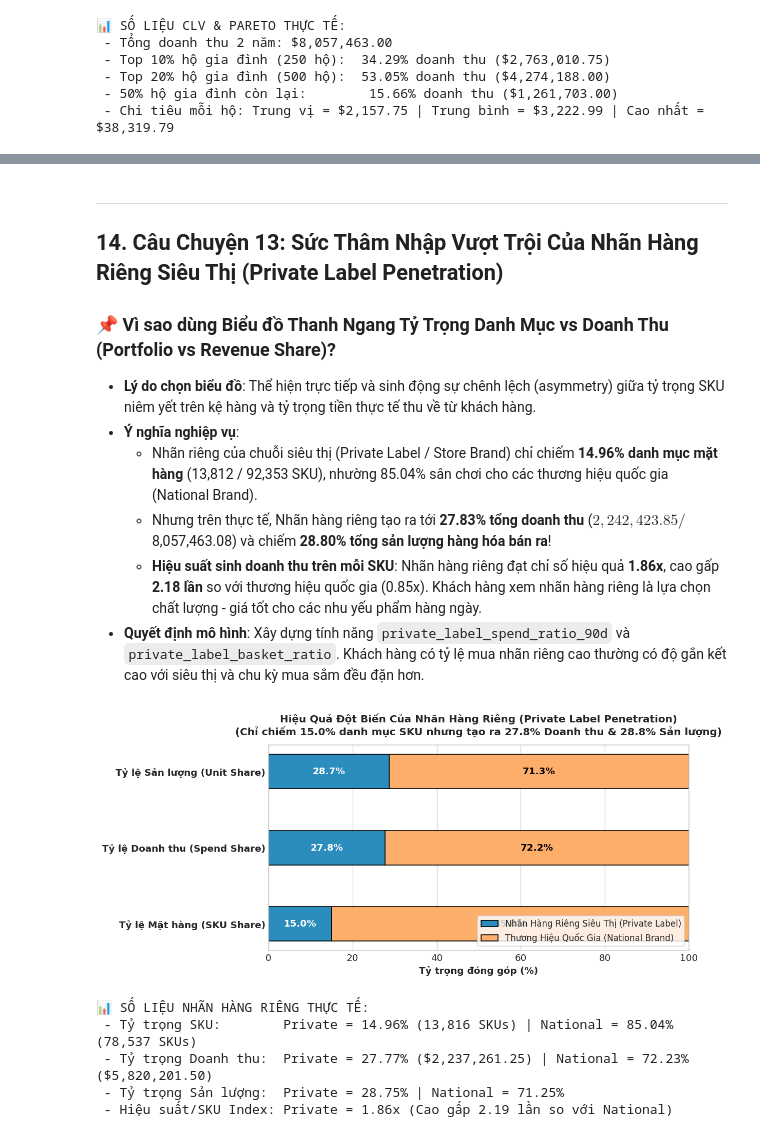
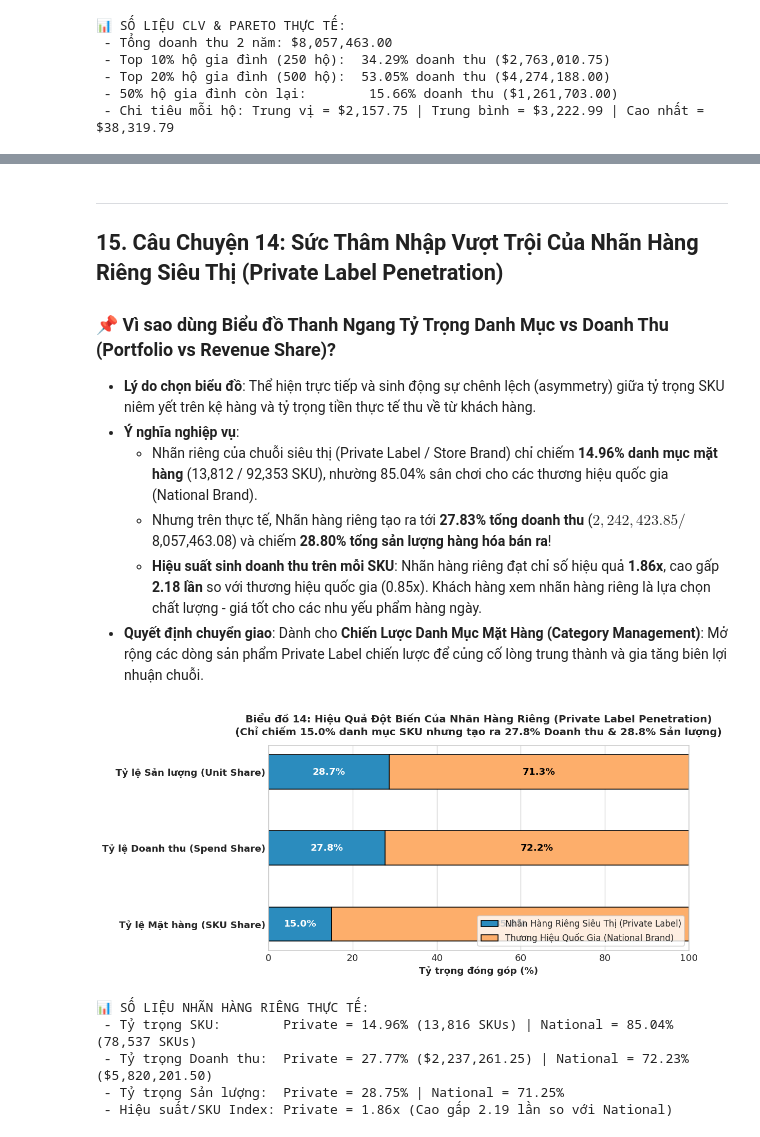
Before and after one commit to kien3007/purchasing-propensity-model, a Jupyter notebook: notebooks/01_eda_and_data_quality.ipynb, the cells around one changed output, grey strips where cells are left out. Drawn from its saved outputs; the diff is of its cells as text; code cells hidden in the pictures.

```diff
--- a/notebooks/01_eda_and_data_quality.ipynb
+++ b/notebooks/01_eda_and_data_quality.ipynb
@@ -652,14 +752,14 @@ print(f" - Tỷ số đòn bẩy Markdown / Coupon:  {ratio_markdown_coupon:.2f}
  - Tỷ số đòn bẩy Markdown / Coupon:  32.82 lần
 # %% [markdown]
 ---
-## 14. Câu Chuyện 13: Sức Thâm Nhập Vượt Trội Của Nhãn Hàng Riêng Siêu Thị (Private Label Penetration)
+## 15. Câu Chuyện 14: Sức Thâm Nhập Vượt Trội Của Nhãn Hàng Riêng Siêu Thị (Private Label Penetration)
 ### 📌 Vì sao dùng Biểu đồ Thanh Ngang Tỷ Trọng Danh Mục vs Doanh Thu (Portfolio vs Revenue Share)?
 - **Lý do chọn biểu đồ**: Thể hiện trực tiếp và sinh động sự chênh lệch (asymmetry) giữa tỷ trọng SKU niêm yết trên kệ hàng và tỷ trọng tiền thực tế thu về từ khách hàng.
 - **Ý nghĩa nghiệp vụ**:
   - Nhãn riêng của chuỗi siêu thị (Private Label / Store Brand) chỉ chiếm **14.96% danh mục mặt hàng** (13,812 / 92,353 SKU), nhường 85.04% sân chơi cho các thương hiệu quốc gia (National Brand).
   - Nhưng trên thực tế, Nhãn hàng riêng tạo ra tới **27.83% tổng doanh thu** ($2,242,423.85 / $8,057,463.08) và chiếm **28.80% tổng sản lượng hàng hóa bán ra**!
   - **Hiệu suất sinh doanh thu trên mỗi SKU**: Nhãn hàng riêng đạt chỉ số hiệu quả **1.86x**, cao gấp **2.18 lần** so với thương hiệu quốc gia (0.85x). Khách hàng xem nhãn hàng riêng là lựa chọn chất lượng - giá tốt cho các nhu yếu phẩm hàng ngày.
-- **Quyết định mô hình**: Xây dựng tính năng `private_label_spend_ratio_90d` và `private_label_basket_ratio`. Khách hàng có tỷ lệ mua nhãn riêng cao thường có độ gắn kết cao với siêu thị và chu kỳ mua sắm đều đặn hơn.
+- **Quyết định chuyển giao**: Dành cho **Chiến Lược Danh Mục Mặt Hàng (Category Management)**: Mở rộng các dòng sản phẩm Private Label chiến lược để củng cố lòng trung thành và gia tăng biên lợi nhuận chuỗi.
 # %%
 # 3. Phân tích sức mạnh thâm nhập của Nhãn Hàng Riêng Siêu Thị (Private Label vs National Brand)
 sku_brand_counts = df_prod['BRAND'].value_counts()
@@ -690,35 +790,35 @@ categories = ['Tỷ lệ Mặt hàng (SKU Share)', 'Tỷ lệ Doanh thu (Spend S
 private_shares = [sku_priv_pct, spend_priv_pct, unit_priv_pct]
 national_shares = [sku_nat_pct, spend_nat_pct, unit_nat_pct]
 
 y = np.arange(len(categories))
 height = 0.45
 
 p1 = ax.barh(y, private_shares, height, label='Nhãn Hàng Riêng Siêu Thị (Private Label)', color='#2b8cbe', edgecolor='black')
 p2 = ax.barh(y, national_shares, height, left=private_shares, label='Thương Hiệu Quốc Gia (National Brand)', color='#fdae6b', edgecolor='black')
 
 ax.set_xlabel('Tỷ trọng đóng góp (%)', fontweight='bold', fontsize=11)
 ax.set_yticks(y)
 ax.set_yticklabels(categories, fontweight='bold', fontsize=11)
 ax.set_xlim(0, 100)
-ax.set_title('Hiệu Quả Đột Biến Của Nhãn Hàng Riêng (Private Label Penetration)\n(Chỉ chiếm 15.0% danh mục SKU nhưng tạo ra 27.8% Doanh thu & 28.8% Sản lượng)', fontsize=12, fontweight='bold', pad=12)
+ax.set_title('Biểu đồ 14: Hiệu Quả Đột Biến Của Nhãn Hàng Riêng (Private Label Penetration)\n(Chỉ chiếm 15.0% danh mục SKU nhưng tạo ra 27.8% Doanh thu & 28.8% Sản lượng)', fontsize=12, fontweight='bold', pad=12)
 ax.legend(loc='lower right', frameon=True, facecolor='white', fontsize=10)
 
 # Hiển thị số liệu bên trong thanh
 for i in range(len(categories)):
     ax.text(private_shares[i] / 2, y[i], f'{private_shares[i]:.1f}%', ha='center', va='center', color='white', fontweight='bold', fontsize=11)
     ax.text(private_shares[i] + national_shares[i] / 2, y[i], f'{national_shares[i]:.1f}%', ha='center', va='center', color='black', fontweight='bold', fontsize=11)
 
 plt.tight_layout()
 plt.savefig(FIG_DIR / '21_private_label_penetration.png', dpi=150, bbox_inches='tight')
 plt.show()
 
 print("📊 SỐ LIỆU NHÃN HÀNG RIÊNG THỰC TẾ:")
 print(f" - Tỷ trọng SKU:        Private = {sku_priv_pct:.2f}% ({sku_brand_counts.get('Private', 0):,} SKUs) | National = {sku_nat_pct:.2f}% ({sku_brand_counts.get('National', 0):,} SKUs)")
 print(f" - Tỷ trọng Doanh thu:  Private = {spend_priv_pct:.2f}% (${brand_spend.get('Private', 0):,.2f}) | National = {spend_nat_pct:.2f}% (${brand_spend.get('National', 0):,.2f})")
 print(f" - Tỷ trọng Sản lượng:  Private = {unit_priv_pct:.2f}% | National = {unit_nat_pct:.2f}%")
 print(f" - Hiệu suất/SKU Index: Private = {priv_efficiency:.2f}x (Cao gấp {priv_efficiency/nat_efficiency:.2f} lần so với National)")
 # %% [output]
-[figure, old version]
+[figure, new version]
 📊 SỐ LIỆU NHÃN HÀNG RIÊNG THỰC TẾ:
  - Tỷ trọng SKU:        Private = 14.96% (13,816 SKUs) | National = 85.04% (78,537 SKUs)
  - Tỷ trọng Doanh thu:  Private = 27.77% ($2,237,261.25) | National = 72.23% ($5,820,201.50)
```
Also changed, not shown: parts of 20 cells of this notebook, 13 other files.
